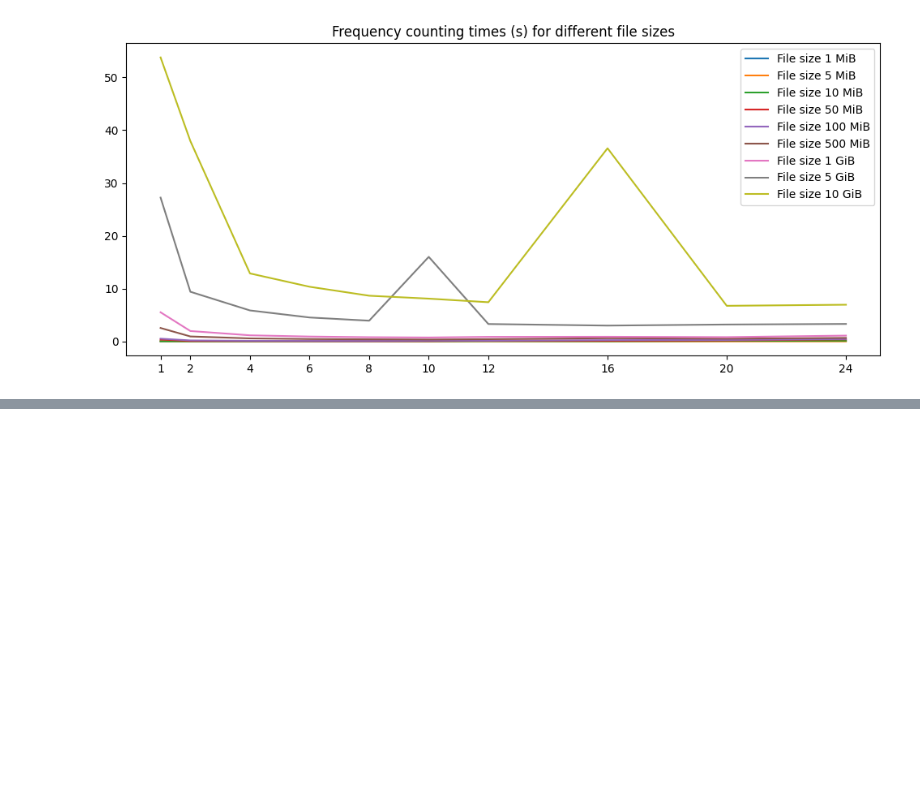
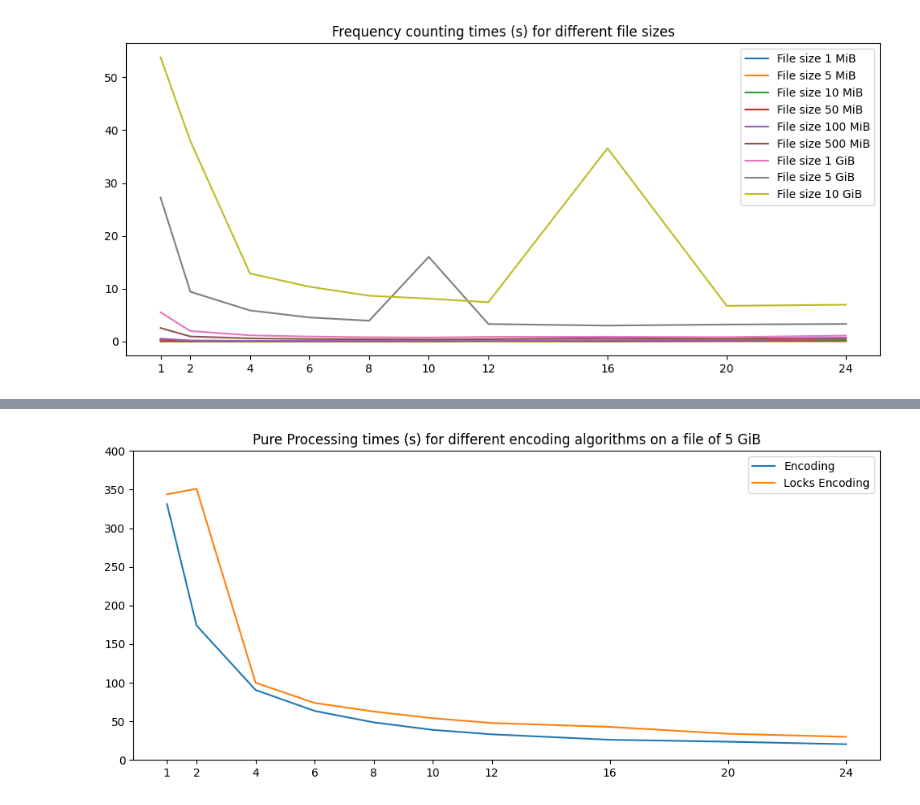
Before and after one commit to BigEmperor26/HuffmanCODEC, a Jupyter notebook: src/grapher.ipynb, the cells around one changed output, grey strips where cells are left out. Drawn from its saved outputs; the diff is of its cells as text; code cells hidden in the pictures; blank space fills up the shorter version.

```diff
--- a/src/grapher.ipynb
+++ b/src/grapher.ipynb
@@ -554,0 +555,77 @@ plt.show()
+# %%
+import matplotlib.pyplot as plt
+import json
+import re
+import sys
+from collections import OrderedDict
+from os import listdir
+from os.path import isfile, isdir, join
+
+# for each file in a folder
+# open the encded average results
+# plot on a graph the results
+
+#path = sys.argv[1]
+# path = '../results/synthetic_encode_barrier'
+path = '../results/synthetic_encode_barrier'
+file_folders = [join(path,f) for f in listdir(path) if isdir(join(path, f))]
+sorted_files = sorted(file_folders, key=lambda x: int(re.findall(r'\d+',x)[0]) if 'mb' in x else int(re.findall(r'\d+',x)[0])*1024)
+print(sorted_files)
+results_matrix_overall_Wall_barrier = []
+threads = []
+file_sizes = [re.findall(r'\d+',x)[0] + ' MiB' if 'mb' in x else re.findall(r'\d+',x)[0] + ' GiB' for x in sorted_files]
+print(file_sizes)
+for file_folder in sorted_files:
+    json_file = [join(file_folder,f) for f in listdir(file_folder) if isfile(join(file_folder, f)) and f.endswith('json')]
+    thread_data = json.load(open(json_file[0]))
+    temp_list = []
+    for thread in thread_data:
+        if int(thread) not in threads:
+            threads.append(int(thread))
+        # time = thread_data[thread]['Frequencies']['Wall']
+        # time += thread_data[thread]['Tree']['Wall']
+        time = thread_data[thread]['Encode']['Wall']
+        temp_list.append(time)
+    results_matrix_overall_Wall_barrier.append(temp_list)
+
+path = '../results/synthetic_encode_locks'
+file_folders = [join(path,f) for f in listdir(path) if isdir(join(path, f))]
+sorted_files = sorted(file_folders, key=lambda x: int(re.findall(r'\d+',x)[0]) if 'mb' in x else int(re.findall(r'\d+',x)[0])*1024)
+print(sorted_files)
+results_matrix_overall_Wall_locks = []
+threads = []
+file_sizes = [re.findall(r'\d+',x)[0] + ' MiB' if 'mb' in x else re.findall(r'\d+',x)[0] + ' GiB' for x in sorted_files]
+print(file_sizes)
+for file_folder in sorted_files:
+    json_file = [join(file_folder,f) for f in listdir(file_folder) if isfile(join(file_folder, f)) and f.endswith('json')]
+    thread_data = json.load(open(json_file[0]))
+    temp_list = []
+    for thread in thread_data:
+        if int(thread) not in threads:
+            threads.append(int(thread))
+        # time = thread_data[thread]['Frequencies']['Wall']
+        # time += thread_data[thread]['Tree']['Wall']
+        time = thread_data[thread]['Encode']['Wall']
+        temp_list.append(time)
+    results_matrix_overall_Wall_locks.append(temp_list)
+
+x = threads
+print(threads)
+plt.figure(figsize=(12, 5))
+plt.ylim(0, 400)
+# x_ticks = range(threads)
+plt.xticks(threads, threads)
+# plot the results
+file_sizes = file_sizes[-2]
+results_matrix_overall_Wall_barrier=results_matrix_overall_Wall_barrier[-2]
+results_matrix_overall_Wall_locks=results_matrix_overall_Wall_locks[-2]
+
+plt.plot(threads,results_matrix_overall_Wall_barrier, label='Encoding')
+plt.plot(threads,results_matrix_overall_Wall_locks, label='Locks Encoding')
+# plt.plot(results_matrix_overall_Wall_decode_barrier, label='Decoding')
+
+plt.title('Pure Processing times (s) for different encoding algorithms on a file of 5 GiB')
+# plt.plot(results_matrix_overall_Wall)
+plt.legend()
+plt.show()
+# %% [output]
@@ -554,0 +637 @@ plt.show()
+[figure, added]
```
Also changed, not shown: parts of 4 cells of this notebook, 10 other files.
